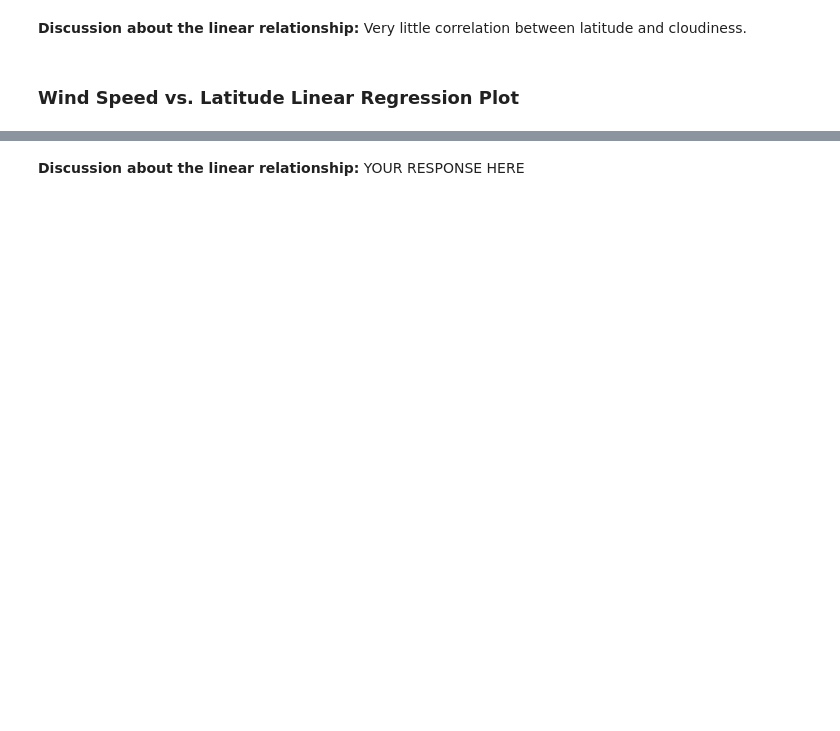
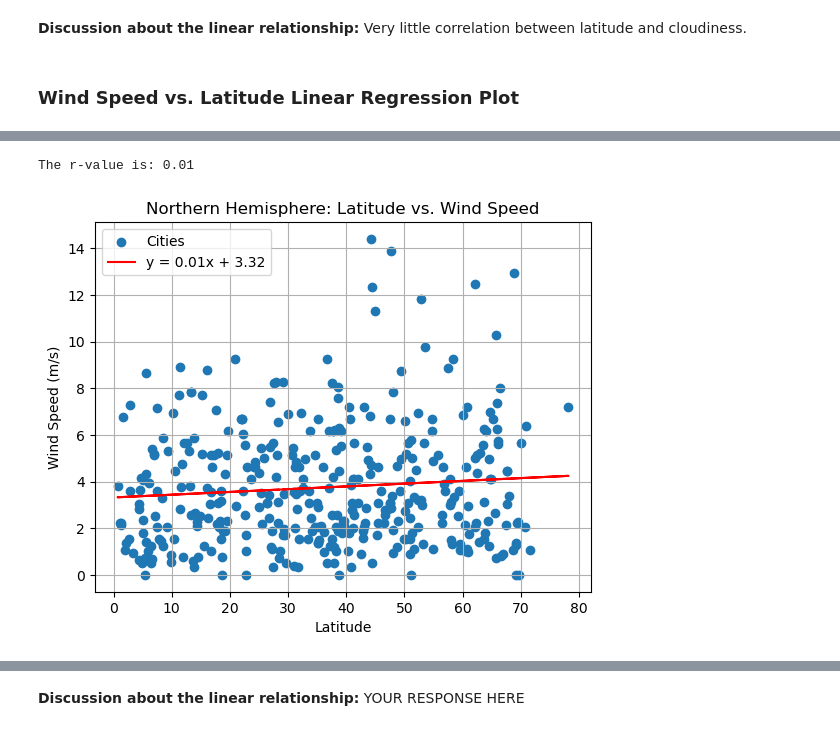
Before and after one commit to redpandata19/python-api-challenge, a Jupyter notebook: WeatherPy/WeatherPy.ipynb, the cells around one changed output, grey strips where cells are left out. Cells and saved outputs as stored; diff of their text form; code cells hidden in the pictures; blank space fills up the shorter version.

```diff
--- a/WeatherPy/WeatherPy.ipynb
+++ b/WeatherPy/WeatherPy.ipynb
@@ -398,0 +393,9 @@ The r-value is: 0.062239040700515696
+# %%
+# Northern Hemisphere
+plot_linear_regression(northern_hemi_df["Lat"], northern_hemi_df["Wind Speed"],
+                       "Latitude", "Wind Speed (m/s)",
+                       "Northern Hemisphere: Latitude vs. Wind Speed",
+                       "output_data/NH_Lat_vs_WindSpeed.png")
+# %% [output]
+The r-value is: 0.01
+[figure, added]
```
Also changed, not shown: parts of 10 cells of this notebook, 8 other files.
